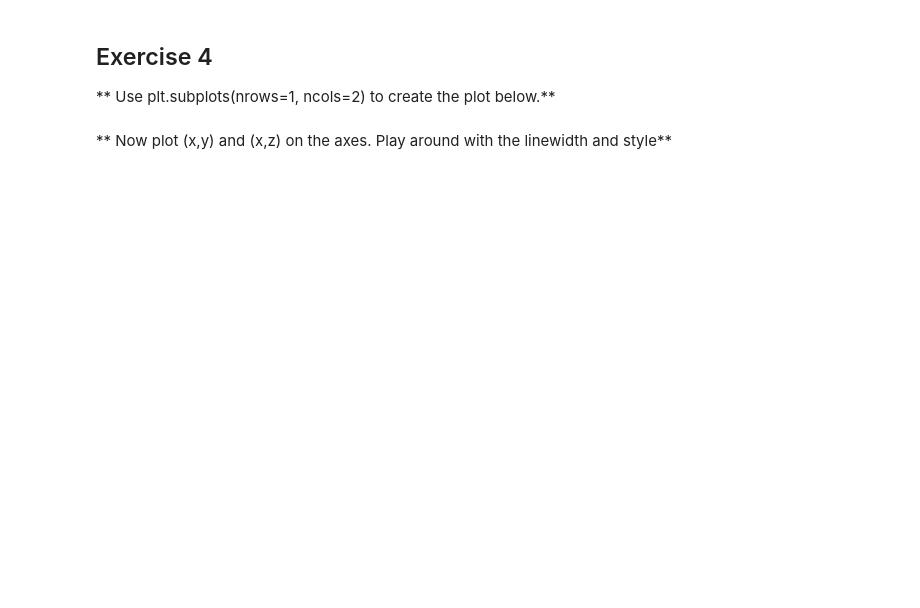
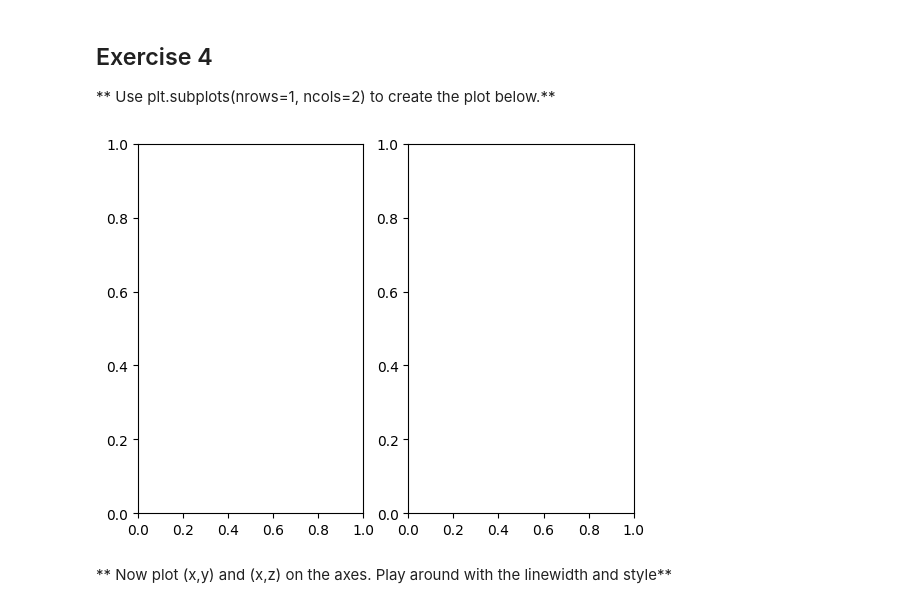
Before and after one commit to 130-SanaAsif/Data-Analysis, a Jupyter notebook: python basics and advanced/02-Matplotlib Exercises.ipynb, the cells around one changed output. Drawn from its saved outputs; the diff is of its cells as text; code cells hidden in the pictures; blank space fills up the shorter version.

```diff
--- a/python basics and advanced/02-Matplotlib Exercises.ipynb
+++ b/python basics and advanced/02-Matplotlib Exercises.ipynb
@@ -74,5 +93,9 @@ ax2.plot(x,y,'green')
 ## Exercise 4
 
 ** Use plt.subplots(nrows=1, ncols=2) to create the plot below.**
+# %%
+fig,axes = plt.subplots(1,2)
+# %% [output]
+[figure, added]
 # %% [markdown]
 ** Now plot (x,y) and (x,z) on the axes. Play around with the linewidth and style**
```
Also changed, not shown: parts of 4 cells of this notebook, 5 other files.
